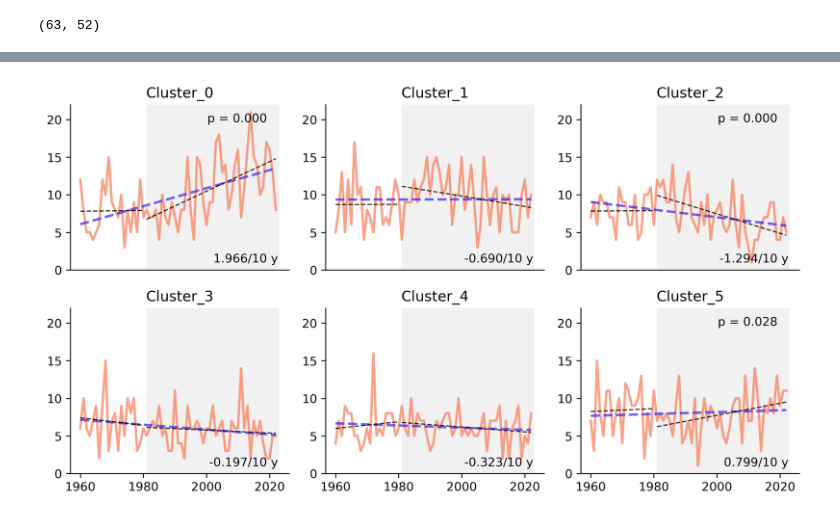
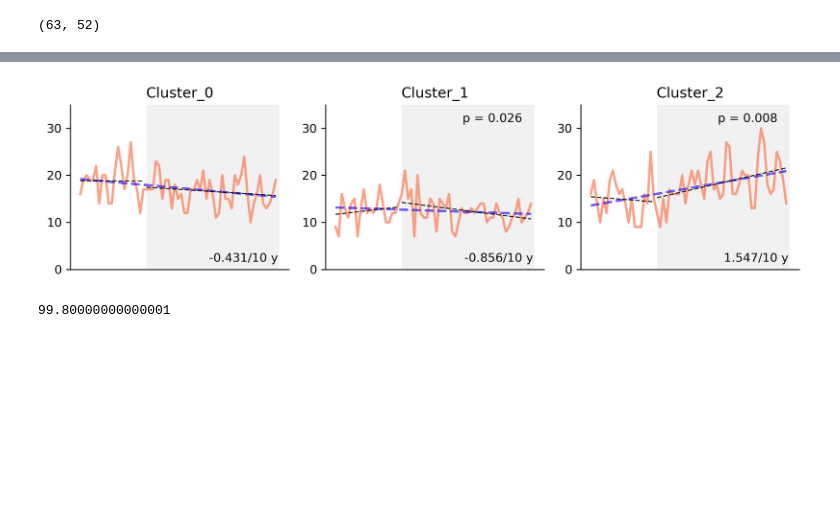
Before and after one commit to Gong001/flash_drought, a Jupyter notebook: SPEI_flash_drought_SOM (1).ipynb, the cells around one changed output, grey strips where cells are left out. Drawn from its saved outputs; the diff is of its cells as text; code cells hidden in the pictures; blank space fills up the shorter version.

```diff
--- a/SPEI_flash_drought_SOM (1).ipynb
+++ b/SPEI_flash_drought_SOM (1).ipynb
@@ -384,5 +384,5 @@ plt.show()
 # %%
-num = 6
+num = 3
 som = mySOM(m=num, n=1, dim=1336)
 som.fit(spei_SOM)
 predictions = som.predict(spei_SOM)
@@ -607,28 +625,28 @@ cluster_week = cluster_year.transpose(1,0)
 
 clu_we = []
 for i in range(0,52):
-    for j in range(0,6):
+    for j in range(0,3):
         clu_we.append(np.count_nonzero(cluster_week[i]==j))
 
-clu_we = np.array(clu_we).reshape(52,6).transpose(1,0)
+clu_we = np.array(clu_we).reshape(52,3).transpose(1,0)
 # %%
 clist6=['#ffffff','#ffffff','#ffd9cc','#fe6d6d','#da82d7']
 cmap6 = LinearSegmentedColormap.from_list('chaos',clist6)
 
 fig, ax = plt.subplots( figsize=(8,5), dpi=500)
-im = ax.imshow(clu_we, cmap=cmap6,vmax=30)
-cax = fig.add_axes([0.92, 0.39, 0.01, 0.18])
+im = ax.imshow(clu_we, cmap=cmap6,vmax=40)
+cax = fig.add_axes([0.92, 0.42, 0.01, 0.12])
 cbar = plt.colorbar(im, cax=cax, extend='max')
-cbar.set_ticks([0,10,20,30])
-cbar.set_ticklabels(['0','10','20','30',])
+cbar.set_ticks([0,20,40])
+cbar.set_ticklabels(['0','20','40',])
 
 ax.set_xticks([0,18,44,51])
 ax.set_xticklabels(['|', '|','|','|',])
 
-ax.set_yticks([0,1,2,3,4,5])
-ax.set_yticklabels(['Cluster_0', 'Cluster_1','Cluster_2','Cluster_3','Cluster_4','Cluster_5',])
-ax.text(0.35, -0.12, '_________dry season_________', ha='right', va='top', transform=ax.transAxes)
-ax.text(0.84, -0.12, '_______________wet season_______________', ha='right', va='top', transform=ax.transAxes)
-ax.text(0.985, -0.12, 'dry season', ha='right', va='top', transform=ax.transAxes)
+ax.set_yticks([0,1,2])
+ax.set_yticklabels(['Cluster_0', 'Cluster_1','Cluster_2'])
+ax.text(0.35, -0.2, '_________dry season_________', ha='right', va='top', transform=ax.transAxes)
+ax.text(0.84, -0.2, '_______________wet season_______________', ha='right', va='top', transform=ax.transAxes)
+ax.text(0.985, -0.2, 'dry season', ha='right', va='top', transform=ax.transAxes)
 plt.show()
 # %% [output]
@@ -640,9 +658,9 @@ cluster_year.shape
 # %%
 clu_ye = []
 for i in range(0,63):
-    for j in range(0,6):
+    for j in range(0,3):
         clu_ye.append(np.count_nonzero(cluster_year[i]==j))
-clu_ye = np.array(clu_ye).reshape(63,6)
+clu_ye = np.array(clu_ye).reshape(63,3)
 # %%
 clu_ye.shape
 # %% [output]
@@ -651,45 +669,48 @@ clu_ye.shape
 import matplotlib.pyplot as plt
 from matplotlib.ticker import PercentFormatter
 
-clu_year = [clu_ye[:,0],clu_ye[:,1],clu_ye[:,2],clu_ye[:,3],clu_ye[:,4],clu_ye[:,5],]
-namess = ['Cluster_0', 'Cluster_1', 'Cluster_2','Cluster_3', 'Cluster_4', 'Cluster_5',]
+clu_year = [clu_ye[:,0],clu_ye[:,1],clu_ye[:,2]]
+namess = ['Cluster_0', 'Cluster_1', 'Cluster_2']
 x = np.arange(63)
 x1 = np.arange(0,21)
 x2 = np.arange(21,63)
-fig, axes = plt.subplots(2, 3, figsize=(9, 5), dpi=300)
-
+fig, axes = plt.subplots(1, 3, figsize=(9, 2.5), dpi=300)
 
 for i, ax in enumerate(axes.flat):
     slope, intercept, r_value, p_value, std_err = linregress(x, clu_year[i])
     slope1, intercept1, r_value1, p_value1, std_err1 = linregress(x1, clu_year[i][0:21])
     slope2, intercept2, r_value2, p_value2, std_err2 = linregress(x2, clu_year[i][21:63])
     ax.plot(clu_year[i],color="#f97b54",lw=2,alpha=0.7)
     ax.set_title(namess[i])
     ax.spines['right'].set_visible(False)
     ax.spines['top'].set_visible(False)
     ax.set_xticks([0, 20, 40, 60])
     ax.set_xticklabels(['1960',  '1980', '2000', '2020'])
-    ax.set_yticks([0,5,10,15,20])
-    ax.set_yticklabels(['0','5','10','15','20'])
+    ax.set_yticks([0,10,20,30])
+    ax.set_yticklabels(['0','10','20','30'])
     ax.plot(x, intercept + slope * x, color='#3a20f0', linestyle='--',lw= 2,alpha=0.7)
     ax.plot(x1, intercept1 + slope1 * x1, color='k', linestyle='--',lw= 1,alpha=0.8)
     ax.plot(x2, intercept2 + slope2 * x2, color='k', linestyle='--',lw= 1,alpha=0.8)
     ax.axvspan(21, 63, facecolor='lightgray', alpha=0.3)
-    ax.set_ylim(0, 22)
+    ax.set_ylim(0, 35)
     ax.text(0.95, 0.1, f'{slope2*10:.3f}/10 y', ha='right', va='top', transform=ax.transAxes)
     ax.xaxis.set_ticks_position('bottom')
     ax.yaxis.set_ticks_position('left')
     if p_value2 < 0.05:
         ax.text(0.90, 0.95, f'p = {p_value2:.3f}', ha='right', va='top', transform=ax.transAxes)
     if i == 0:
         ax.set_xticks([])
     if i == 1:
         ax.set_xticks([])
     if i == 2:
         ax.set_xticks([])
 
 
 plt.tight_layout()
 plt.show()
 # %% [output]
-[figure, old version]
+[figure, new version]
+# %%
+3.5+4.9+3.5+3.1+4.8+3.7+4.7+4.1+2.2+2.1+4.8+3.2+2.7+4+4.2+4.3+5.3+4.9+3.1+4+4.2+5.6+4.6+3.9+4.4
+# %% [output]
+99.80000000000001
```
Also changed, not shown: parts of 14 cells of this notebook.
